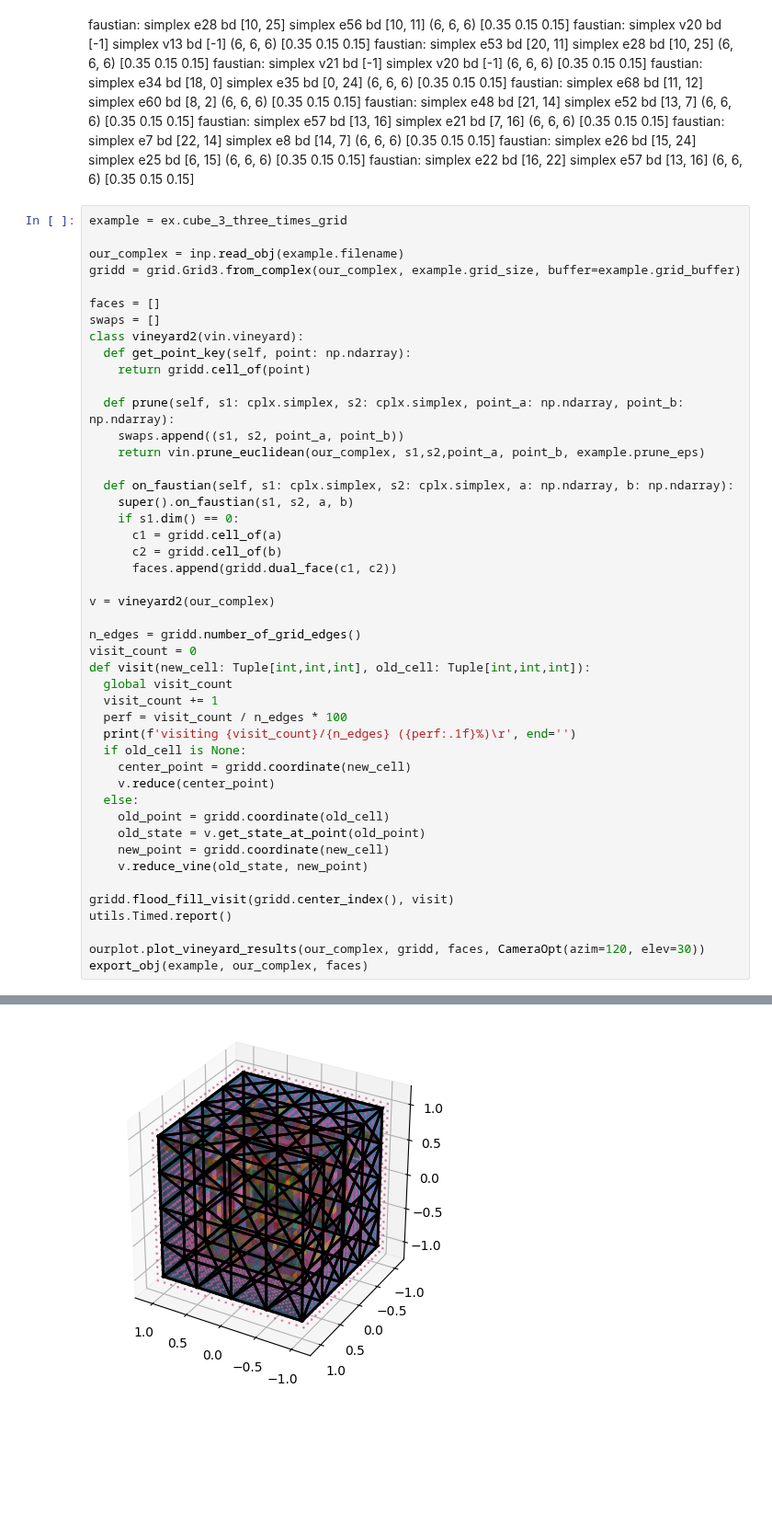
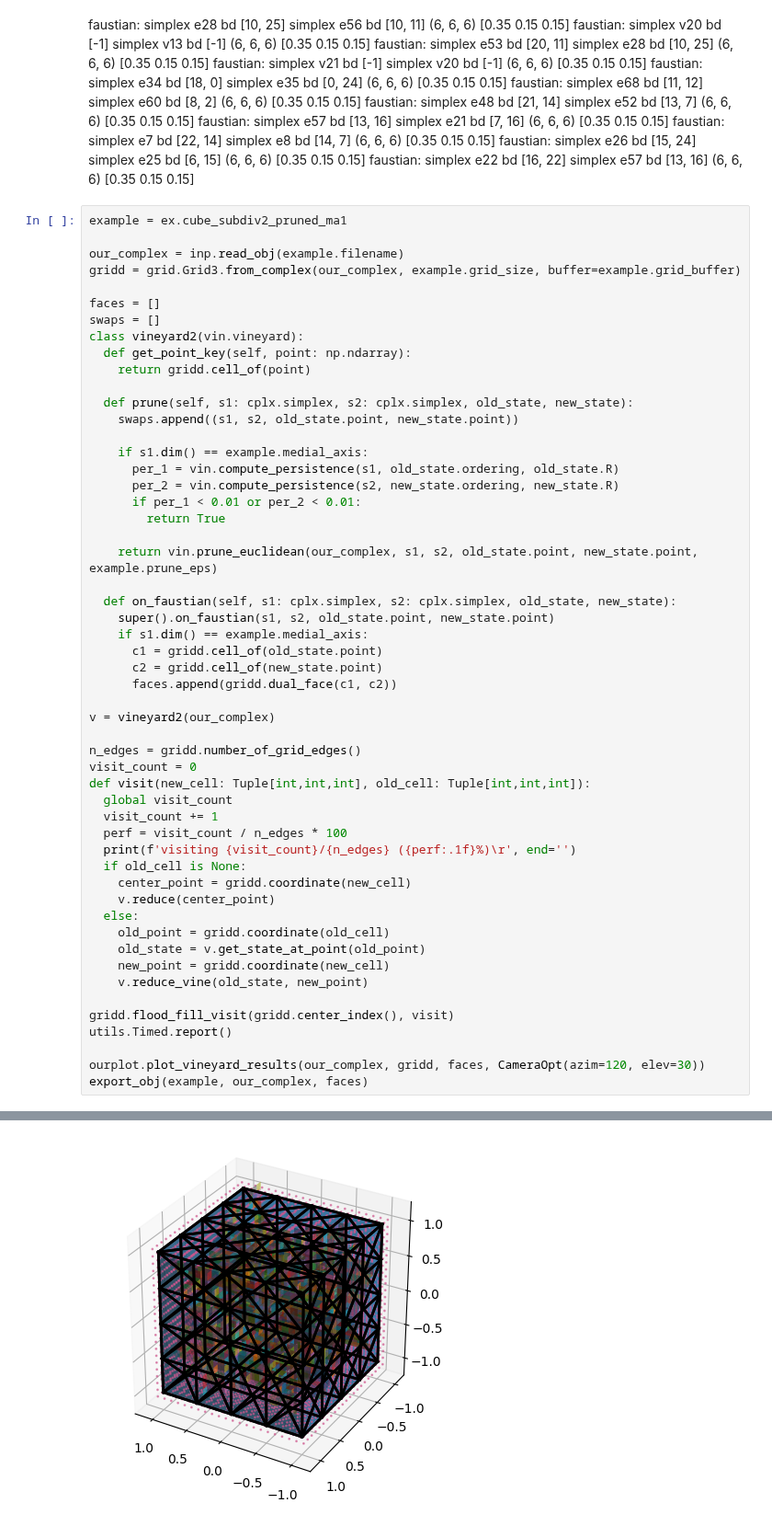
Before and after one commit to medial-ax/medial-ax, a Jupyter notebook: makethings.ipynb, the cells around one changed output, grey strips where cells are left out. Shown at 92% size. Cells and saved outputs as stored; diff of their text form; blank space fills up the shorter version.

```diff
--- a/makethings.ipynb
+++ b/makethings.ipynb
@@ -122,7 +119,7 @@ faustian: simplex e7 bd [22, 14] simplex e8 bd [14, 7] (6, 6, 6) [0.35 0.15 0.15
 faustian: simplex e26 bd [15, 24] simplex e25 bd [6, 15] (6, 6, 6) [0.35 0.15 0.15]
 faustian: simplex e22 bd [16, 22] simplex e57 bd [13, 16] (6, 6, 6) [0.35 0.15 0.15]
 # %%
-example = ex.cube_3_three_times_grid
+example = ex.cube_subdiv2_pruned_ma1
 
 our_complex = inp.read_obj(example.filename)
 gridd = grid.Grid3.from_complex(our_complex, example.grid_size, buffer=example.grid_buffer)
@@ -133,15 +130,22 @@ class vineyard2(vin.vineyard):
   def get_point_key(self, point: np.ndarray):
     return gridd.cell_of(point)
 
-  def prune(self, s1: cplx.simplex, s2: cplx.simplex, point_a: np.ndarray, point_b: np.ndarray):
-    swaps.append((s1, s2, point_a, point_b))
-    return vin.prune_euclidean(our_complex, s1,s2,point_a, point_b, example.prune_eps)
+  def prune(self, s1: cplx.simplex, s2: cplx.simplex, old_state, new_state):
+    swaps.append((s1, s2, old_state.point, new_state.point))
 
-  def on_faustian(self, s1: cplx.simplex, s2: cplx.simplex, a: np.ndarray, b: np.ndarray):
-    super().on_faustian(s1, s2, a, b)
-    if s1.dim() == 0:
-      c1 = gridd.cell_of(a)
-      c2 = gridd.cell_of(b)
+    if s1.dim() == example.medial_axis:
+      per_1 = vin.compute_persistence(s1, old_state.ordering, old_state.R)
+      per_2 = vin.compute_persistence(s2, new_state.ordering, new_state.R)
+      if per_1 < 0.01 or per_2 < 0.01:
+        return True
+
+    return vin.prune_euclidean(our_complex, s1, s2, old_state.point, new_state.point, example.prune_eps)
+
+  def on_faustian(self, s1: cplx.simplex, s2: cplx.simplex, old_state, new_state):
+    super().on_faustian(s1, s2, old_state.point, new_state.point)
+    if s1.dim() == example.medial_axis:
+      c1 = gridd.cell_of(old_state.point)
+      c2 = gridd.cell_of(new_state.point)
       faces.append(gridd.dual_face(c1, c2))
 
 v = vineyard2(our_complex)
@@ -178,5 +182,5 @@ export_obj(example, our_complex, faces)
 |==============================
-[figure, old version]
+[figure, new version]
 # %%
 import math
 # for eps in [5, 9.98 * 1 / math.sqrt(2), 10 / math.sqrt(2)]:
```
Also changed, not shown: parts of 4 cells of this notebook, 3 other files.
